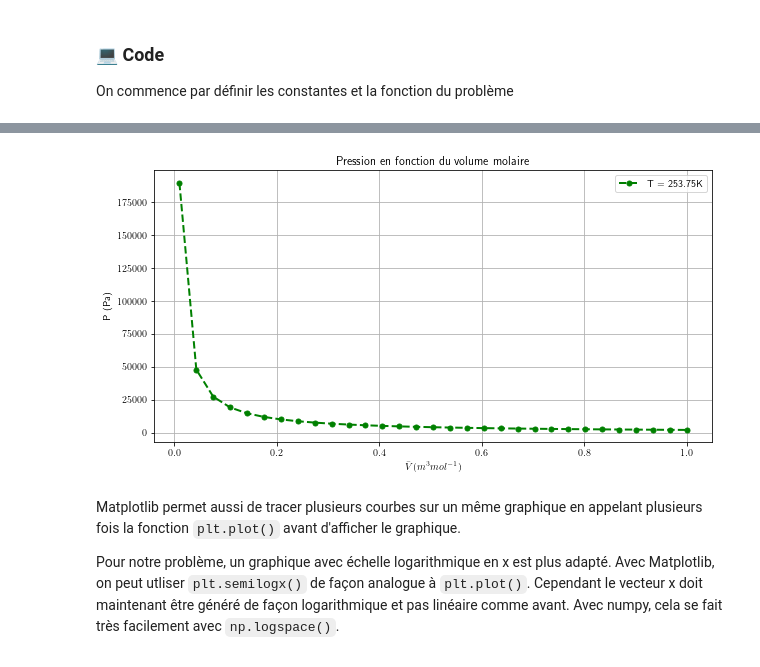
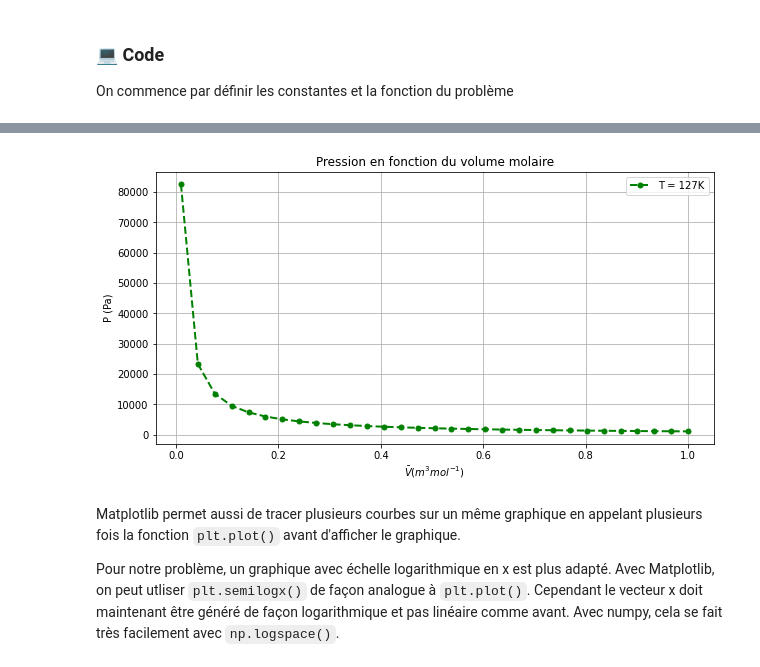
Before and after one commit to gch-poly/gch-python, a Jupyter notebook: theme3/theme3.ipynb, the cells around one changed output, grey strips where cells are left out. Cells and saved outputs as stored; diff of their text form; code cells hidden in the pictures.

```diff
--- a/theme3/theme3.ipynb
+++ b/theme3/theme3.ipynb
@@ -92,0 +109,9 @@ def fn_van_der_waals(const, T, vec_V):
+# %%
+T = 127 # K
+# Discrétisation du volume molaire entre 0.01 et 1 avec 31 points
+vec_V = np.linspace(0.01,1,31)
+# Calcul de la pression avec notre fonction
+vec_P = fn_van_der_waals(const, T, vec_V)
+
+plt.plot(vec_V, vec_P) # Ajout de la courbe
+plt.show() # Afficher la figure
@@ -110,28 +128,26 @@ Ces arguments sont bien sûr facultatifs. Matplotlib offre une multitude d'optio
 # %%
-vec_V = np.linspace(0.01,1,31) # Discrétisation du volume molaire entre 0.01 et 1
-P = fn_van_der_waals(const, T[0], vec_V) # Calcul de la pression avec notre fonction
+# Ajuster la taille du graphique affiché sur le notebook
+f = plt.figure(figsize=(10,5))
 
-f = plt.figure(figsize=(10,5)) # Permet d'ajuster la taille du graphique affiché sur le notebook
-
-# Tracé de la pression en fonction du volume molaire
-# ---------------------------------------------------
+# Tracer la pression en fonction du volume molaire
+# ----------------------------------------------------------------------------
 # 'go--' veut dire green - circle marker - dashed line
 # On peut aussi rentrer ces arguments avec color='green', marker='o', linestyle='dashed'
 # linewidth et markersize controlent la largeur de la ligne et la taille du marqueur en pixels
 # Label= permet de donner un nom à la courbe qui sera affiché dans la légende
-plt.plot(vec_V, P, 'go--', linewidth=2, markersize=5, label= f"T = {T[0]}K")
+plt.plot(vec_V, vec_P, 'go--', linewidth=2, markersize=5, label= f"T = {T}K")
 
-# Fonctions optionnelles:
+# Ajout des éléments d'un graphique
+# ----------------------------------------------------------------------------
 plt.title("Pression en fonction du volume molaire") # Titre du graphique
 plt.legend() # Affiche la légende
-plt.xlabel(r'$\bar{V} (m^{3} mol^{-1})$') # Donner un nom à l'axe des abscisses en utilisant une expression Latex
-plt.ylabel('P (Pa)') # Donner un nom à l'axe des ordonnées
+plt.xlabel(r'$\bar{V} (m^{3} mol^{-1})$') # Titre d'axe des x en Latex
+plt.ylabel('P (Pa)') # Titre d'axe des y
 plt.grid(True) # Affiche la grille
 
-# Affichage du graphique
 plt.show()
 # %% [output]
-[figure, old version]
+[figure, new version]
 # %% [markdown]
 Matplotlib permet aussi de tracer plusieurs courbes sur un même graphique en appelant plusieurs fois la fonction `plt.plot()` avant d'afficher le graphique.
 
```
Also changed, not shown: parts of 19 cells of this notebook.
